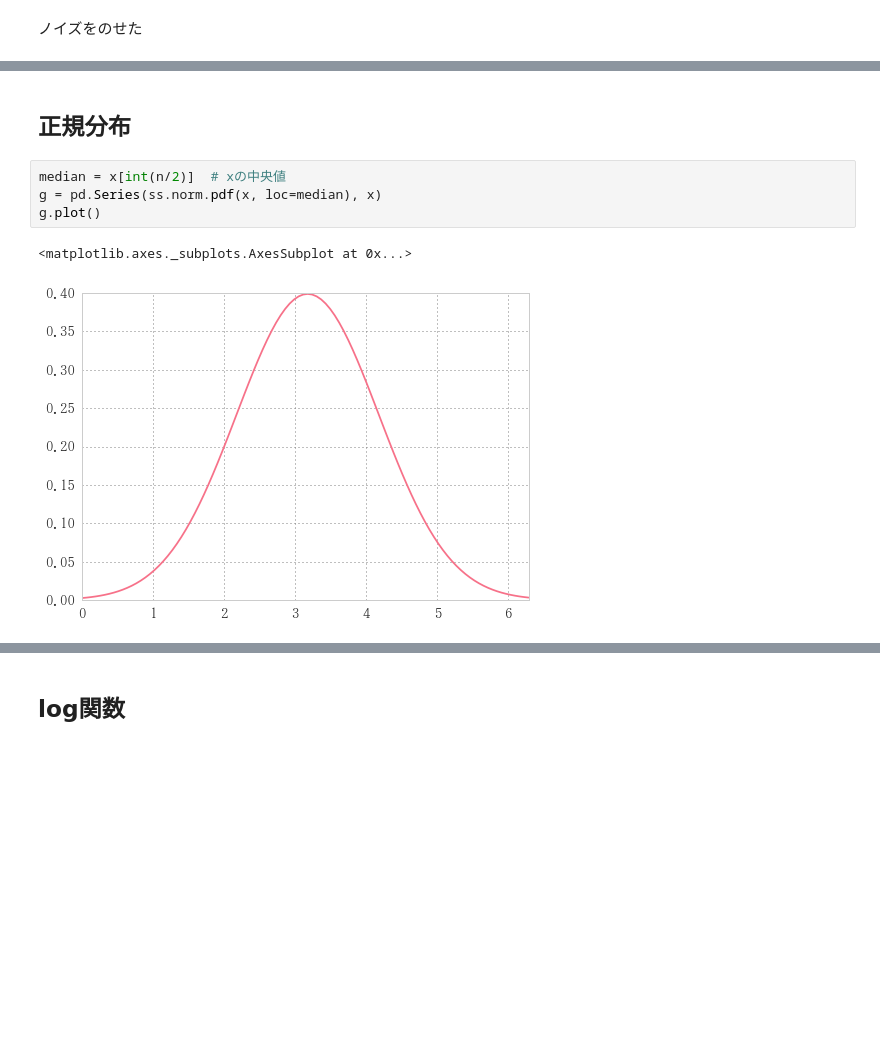
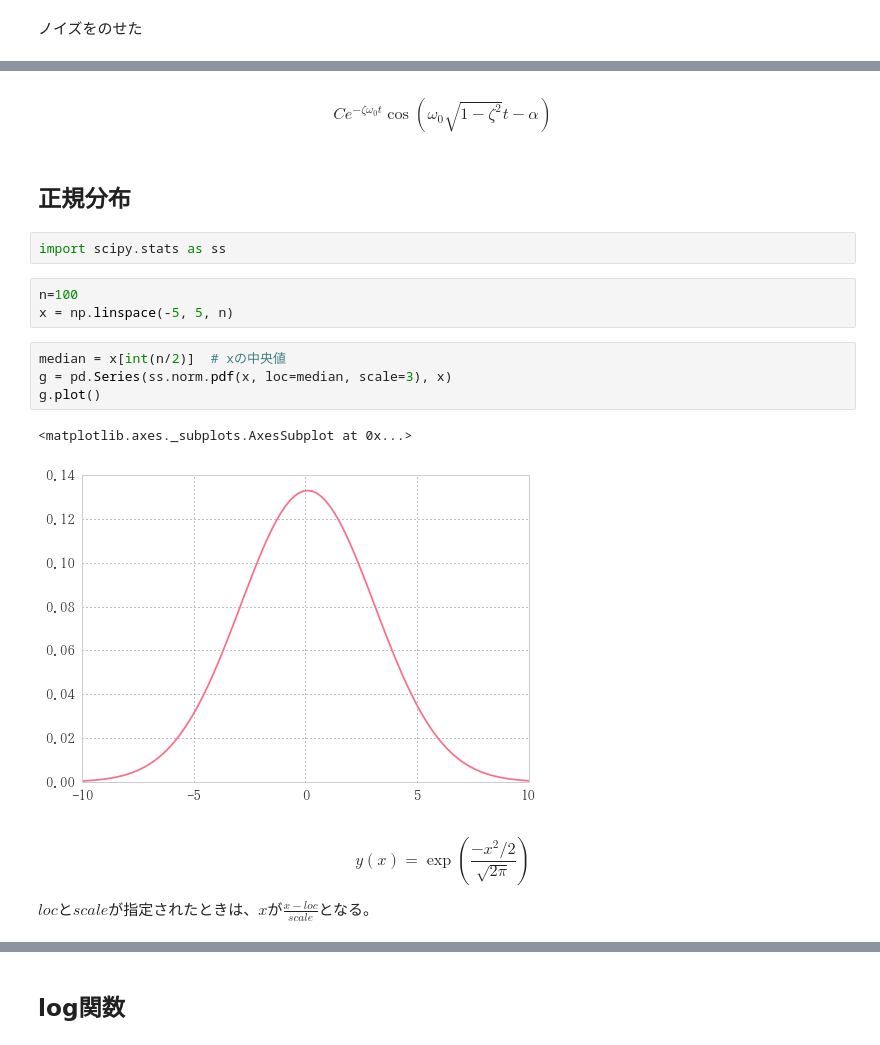
Before and after one commit to u1and0/MakeSampleData, a Jupyter notebook: README.ipynb, the cells around one changed output, grey strips where cells are left out. Cells and saved outputs as stored; diff of their text form; blank space fills up the shorter version.

```diff
--- a/README.ipynb
+++ b/README.ipynb
@@ -83,12 +93,23 @@ sdf.plot(color=('r', 'b'))
+# %% [markdown]
+$$ Ce^{-\zeta\omega_0t}\cos \left({\omega_0\sqrt{1-\zeta^2}t-\alpha} \right) $$
 # %% [markdown]
 ## 正規分布
+# %%
+import scipy.stats as ss
+# %%
+n=100
+x = np.linspace(-5, 5, n)
 # %%
 median = x[int(n/2)]  # xの中央値
-g = pd.Series(ss.norm.pdf(x, loc=median), x)
+g = pd.Series(ss.norm.pdf(x, loc=median, scale=3), x)
 g.plot()
 # %% [output]
 <matplotlib.axes._subplots.AxesSubplot at 0x...>
-[figure, old version]
+[figure, new version]
+# %% [markdown]
+$$y(x) = \exp \left( \frac{-x^2/2}{\sqrt{2\pi}} \right) $$
+
+$loc$と$scale$が指定されたときは、$x$が$\frac{x-loc}{scale}$となる。
 # %%
 gnoise = g + 0.01 * np.random.randn(n)
 df = pd.DataFrame({'gauss wave':g, 'noise wave': gnoise})
```
Also changed, not shown: parts of 11 cells of this notebook, 23 other files.
